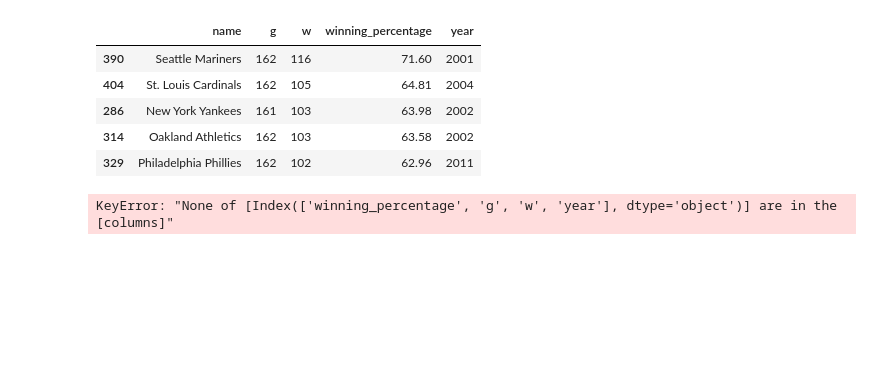
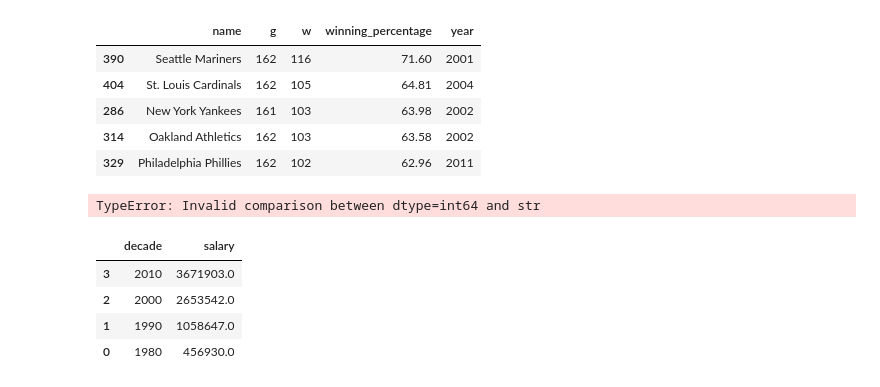
Before and after one commit to andresdr11/_MLB-Database-Analysis_, a Jupyter notebook: Python/PruebasAndres.ipynb, the cells around one changed output. Cells and saved outputs as stored; diff of their text form; code cells hidden in the pictures; blank space fills up the shorter version.

```diff
--- a/Python/PruebasAndres.ipynb
+++ b/Python/PruebasAndres.ipynb
@@ -210,8 +271,25 @@ ordered_df
 | 286 | New York Yankees | 161 | 103 | 63.98 | 2002 |
 | 314 | Oakland Athletics | 162 | 103 | 63.58 | 2002 |
 | 329 | Philadelphia Phillies | 162 | 102 | 62.96 | 2011 |
-# %%
-#16
-team['winning_percentage'] = (team.w / team.g)
-# %% [output]
-KeyError: "None of [Index(['winning_percentage', 'g', 'w', 'year'], dtype='object')] are in the [columns]"
+# %%
+#16. Arreglar el data type de w para que funcione
+team['winning_percentage'] = ((team.w / team.g)*100).round(2)
+filtered_df = team[(team['ws_win']== 'Y') & (team['year']>='2000')]
+grouped_df = filtered_df.groupby(['name', 'g', 'w', 'year']).first().reset_index()
+ordered_df = grouped_df.sort_values(by='winning_percentage', ascending=False).head(5)
+ordered_df = ordered_df['name', 'g', 'w', 'winning_percentage', 'year']
+ordered_df
+# %% [output]
+TypeError: Invalid comparison between dtype=int64 and str
+# %%
+#17
+salary['decade'] = (salary.year // 10) * 10
+grouped_df = salary.groupby('decade').salary.mean().round().reset_index()
+ordered_df = grouped_df.sort_values(by='decade', ascending=False)
+ordered_df
+# %% [output]
+|  | decade | salary |
+| 3 | 2010 | 3671903.0 |
+| 2 | 2000 | 2653542.0 |
+| 1 | 1990 | 1058647.0 |
+| 0 | 1980 | 456930.0 |
```
Also changed, not shown: parts of 10 cells of this notebook.
